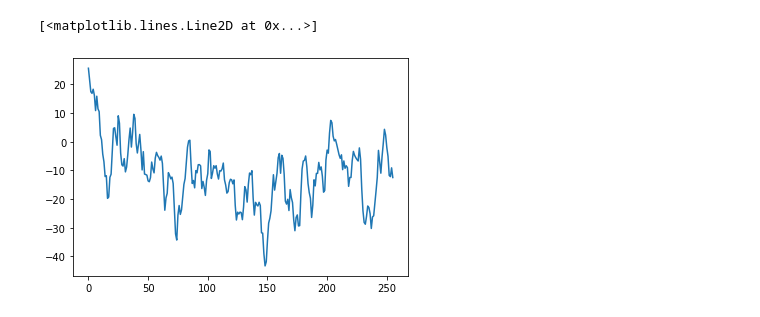
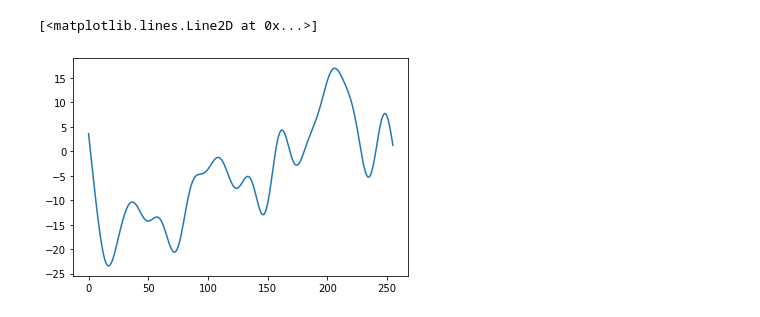
Before and after one commit to NTX-McGill/Neurotech-2023, a Jupyter notebook: siggy_ml/Dataset Analysis.ipynb, the cells around one changed output. Saved outputs shown, nothing was run; the diff lists cells and outputs as text; code cells hidden in the pictures.

```diff
--- a/siggy_ml/Dataset Analysis.ipynb
+++ b/siggy_ml/Dataset Analysis.ipynb
@@ -9,8 +11,10 @@ y_test = np.load('Cz_dataset/X_test.npy')
 # %%
 def get_peak(signal):
     return find_peaks(signal)
+# %%
+clf = stupid_clf()
 # %%
-plt.plot(X_train[0])
+plt.plot(clf.preprocess(X_train[0], upper = 10))
 # %% [output]
 [<matplotlib.lines.Line2D at 0x...>]
-[figure, old version]
+[figure, new version]
```
Also changed, not shown: parts of 12 cells of this notebook, 13 other files.
